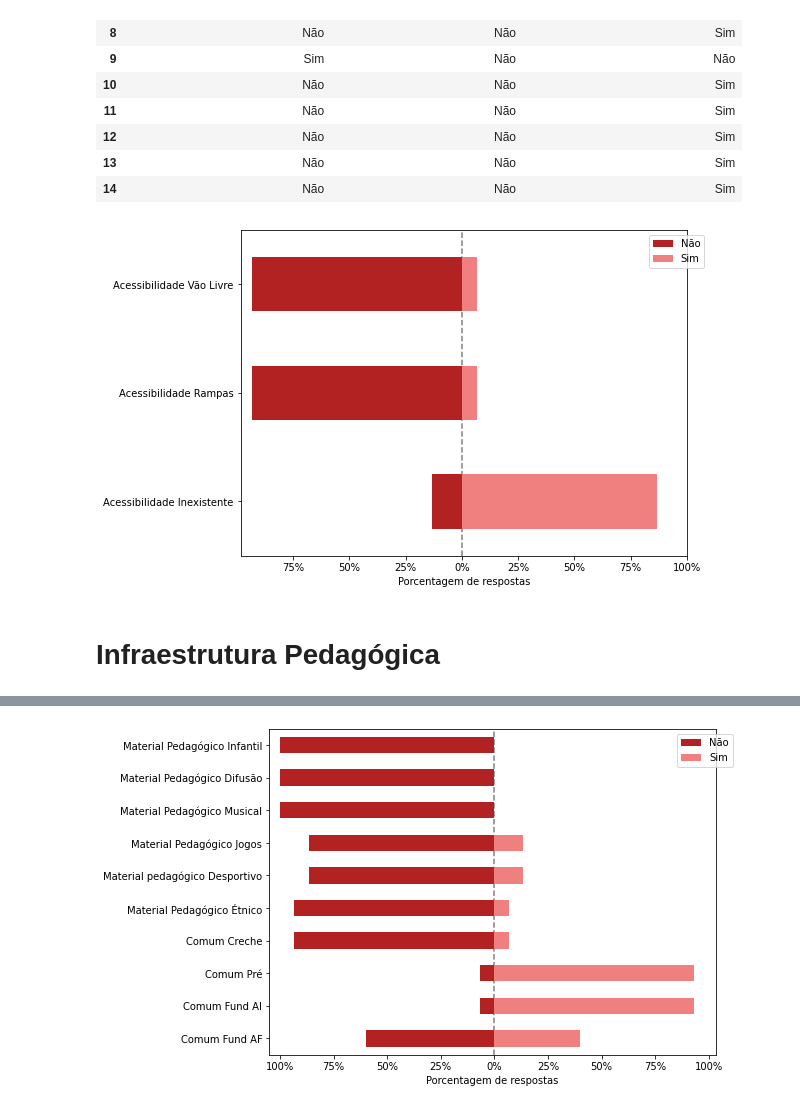
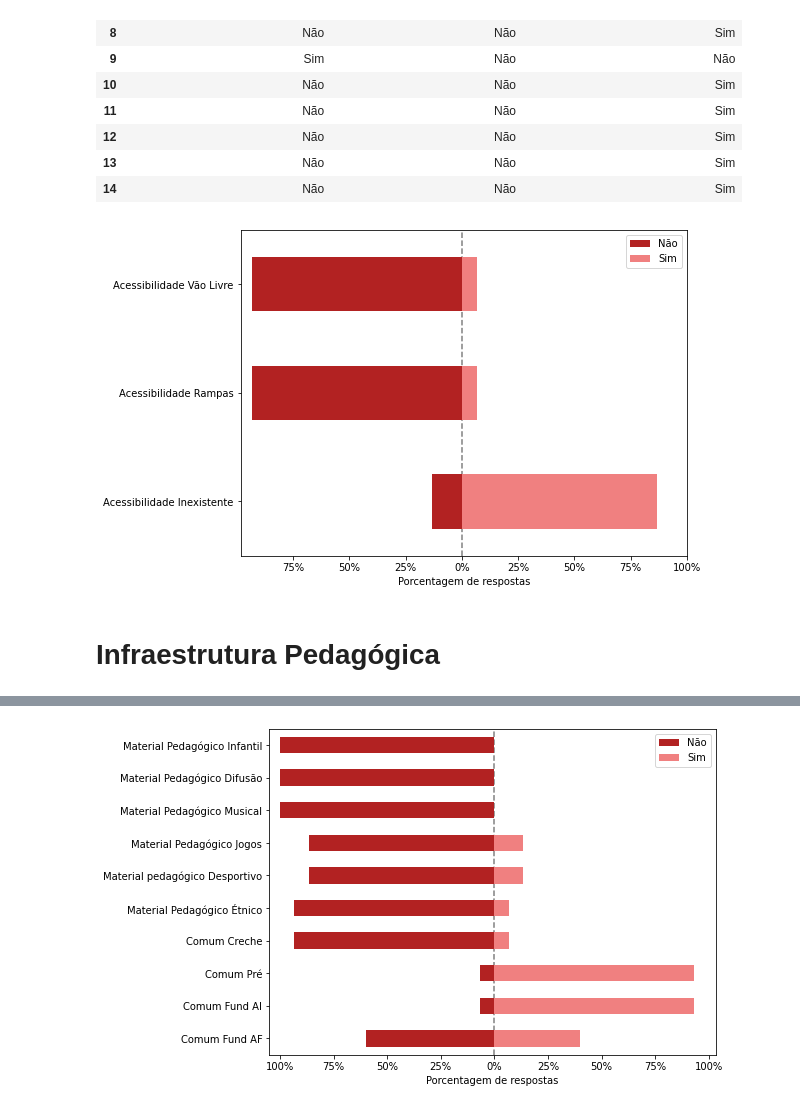
Before and after one commit to JulioHenri/Infraestrutura-escola, a Jupyter notebook: escolas_revisado.ipynb, the cells around one changed output, grey strips where cells are left out. Cells and saved outputs as stored; diff of their text form; code cells hidden in the pictures.

```diff
--- a/escolas_revisado.ipynb
+++ b/escolas_revisado.ipynb
@@ -163,9 +168,10 @@ ax = plot_likert.plot_likert(df3, myscale, plot_percentage=True)
 ax.figure.set_size_inches(8, 6)
 ax.xaxis.set_label_text('Porcentagem de respostas')
 ax.yaxis.set_label_text('');
+ax.legend(loc='best');
 ax.set_yticklabels(['Acessibilidade Inexistente','Acessibilidade Rampas','Acessibilidade Vão Livre']);
 # %% [output]
-[figure, old version]
+[figure, new version]
 # %% [markdown]
 # Infraestrutura Pedagógica
 # %%
@@ -195,12 +201,13 @@ df4
 # %%
 ax = plot_likert.plot_likert(df4, myscale, plot_percentage=True)
 ax.figure.set_size_inches(8, 6)
 ax.xaxis.set_label_text('Porcentagem de respostas')
 ax.yaxis.set_label_text('');
+ax.legend(loc='best');
 ax.set_yticklabels(['Comum Fund AF','Comum Fund AI','Comum Pré','Comum Creche','Material Pedagógico Étnico','Material pedagógico Desportivo',
 'Material Pedagógico Jogos','Material Pedagógico Musical','Material Pedagógico Difusão','Material Pedagógico Infantil']);
 # %% [output]
-[figure, old version]
+[figure, new version]
 # %%
 df5 = df[['IN_COMPUTADOR','IN_EQUIP_IMPRESSORA','IN_EQUIP_IMPRESSORA_MULT','IN_INTERNET','IN_INTERNET_ADMINISTRATIVO',
           'IN_EQUIP_MULTIMIDIA','IN_EQUIP_DVD','IN_EQUIP_SOM','IN_EQUIP_TV','IN_EQUIP_PARABOLICA']]
```
Also changed, not shown: parts of 4 cells of this notebook.
